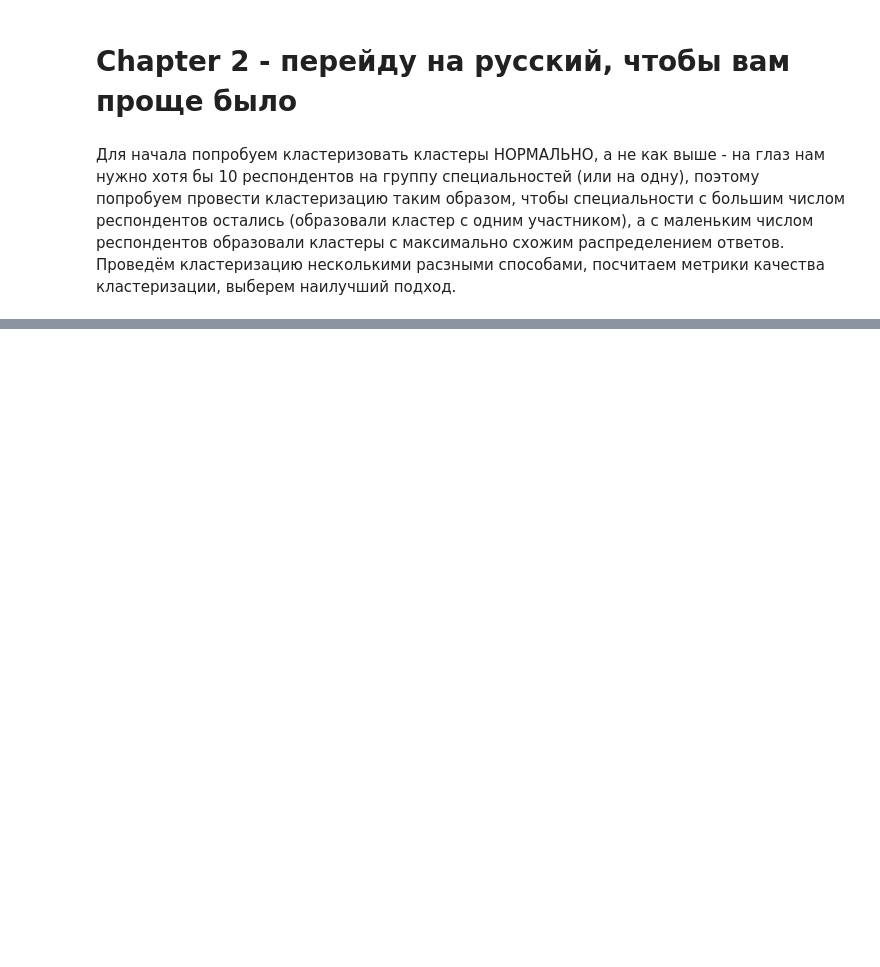
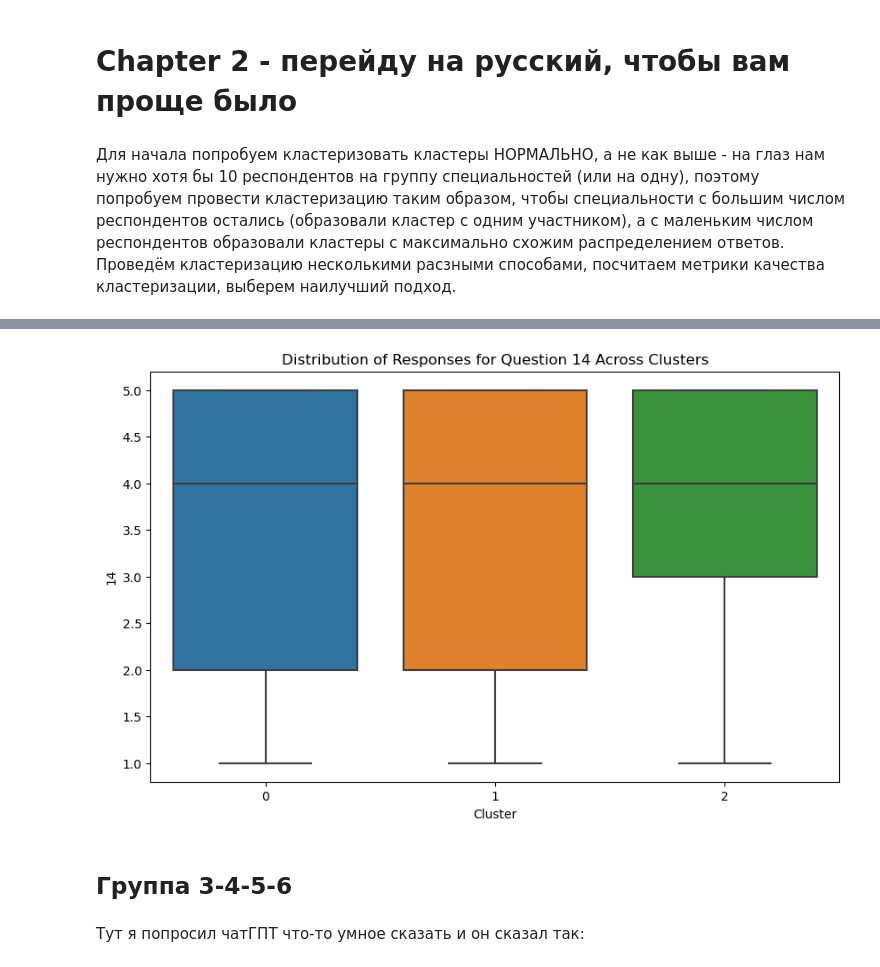
Before and after one commit to avrogachev/medstat, a Jupyter notebook: EDA.ipynb, the cells around one changed output, grey strips where cells are left out. Saved outputs shown, nothing was run; the diff lists cells and outputs as text; code cells hidden in the pictures; blank space fills up the shorter version.

```diff
--- a/EDA.ipynb
+++ b/EDA.ipynb
@@ -550,0 +645,11 @@ for cluster_number in filtered_data['Cluster'].unique():
+# %%
+plt.figure(figsize=(10, 6))
+sns.boxplot(x='Cluster', y='14', data=filtered_data)
+plt.title('Распределение ответов на вопрос 14 по кластерам')
+plt.show()
+# %% [output]
+[figure, added]
+# %% [markdown]
+## Группа 3-4-5-6
+# %% [markdown]
+Тут я попросил чатГПТ что-то умное сказать и он сказал так:
```
Also changed, not shown: parts of 46 cells of this notebook.
